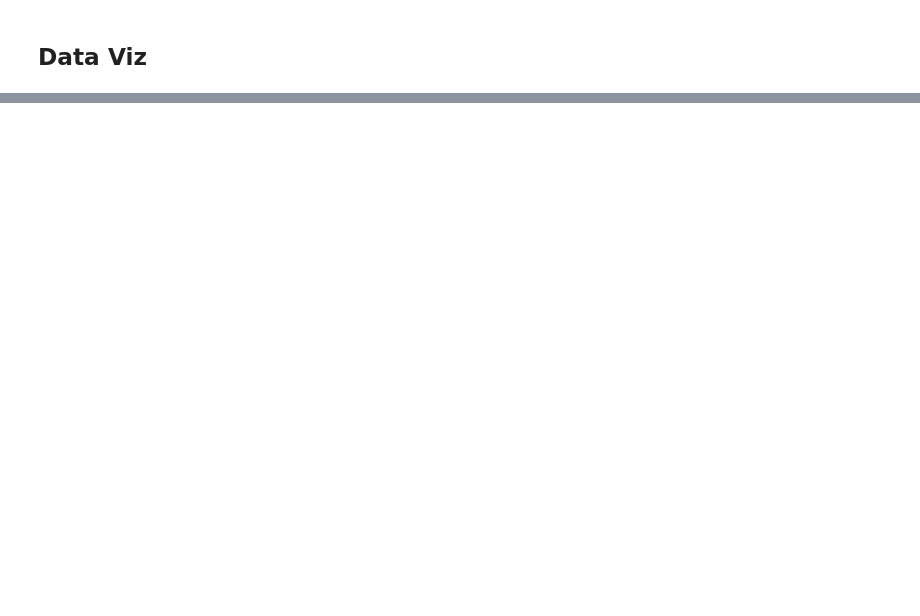
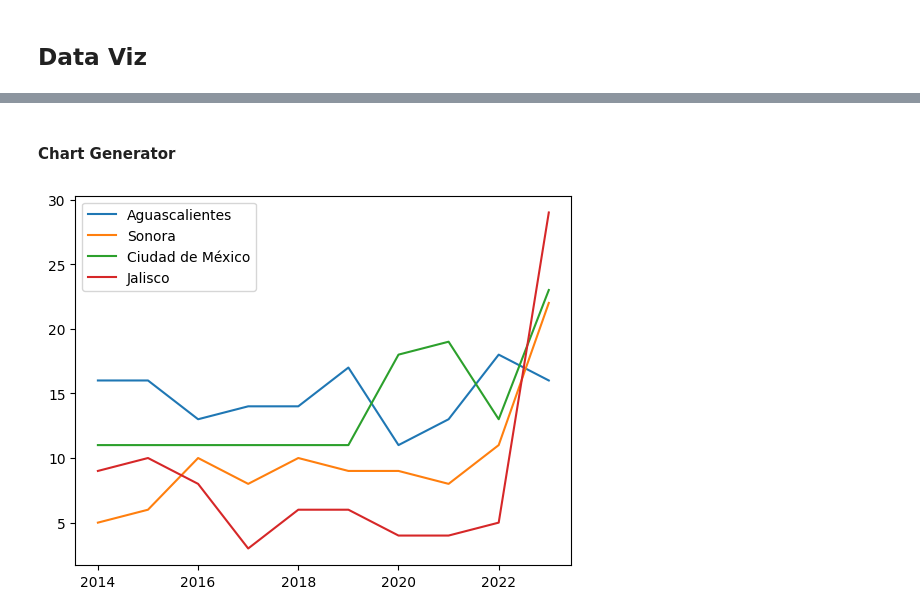
Before and after one commit to ChemmZz/poverty_project_wagon, a Jupyter notebook: notebooks/adrian.ipynb, the cells around one changed output, grey strips where cells are left out. Drawn from its saved outputs; the diff is of its cells as text; code cells hidden in the pictures; blank space fills up the shorter version.

Commit message:
Added ribbon chart generator function

```diff
--- a/notebooks/adrian.ipynb
+++ b/notebooks/adrian.ipynb
@@ -70,0 +166,2 @@ for row in range(16):
+# %% [markdown]
+#### Chart Generator
@@ -70,0 +218,5 @@ for row in range(16):
+# %%
+rankings_example = yearly_rankings(df)[["Aguascalientes", "Sonora", "Ciudad de México", "Jalisco"]].iloc[9:19]
+rankings_example.plot();
+# %% [output]
+[figure, added]
```
Also changed, not shown: parts of 15 cells of this notebook.
